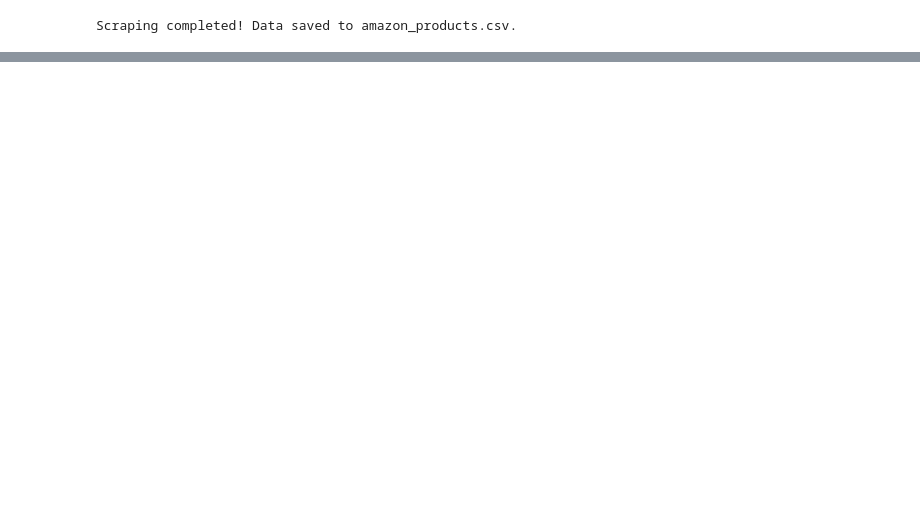
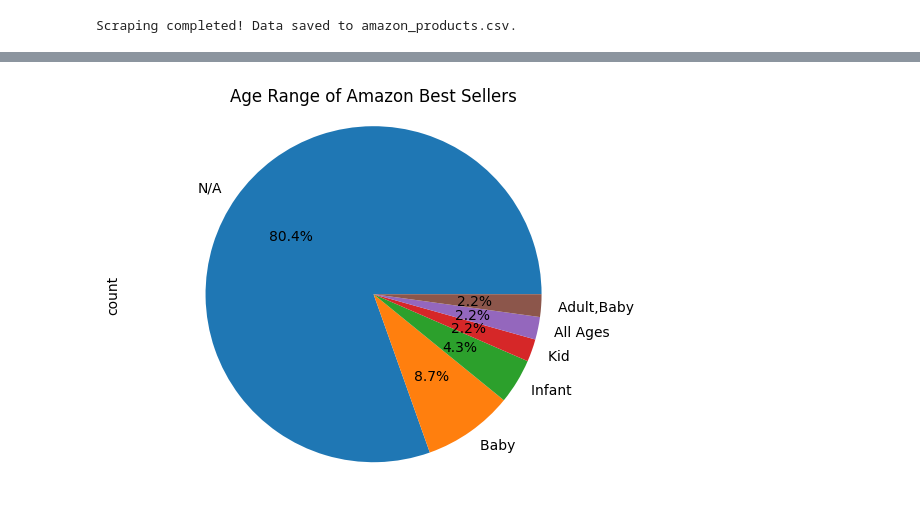
Before and after one commit to Cindy202411/dsai-group-7-mini-projects, a Jupyter notebook: amazon.ipynb, the cells around one changed output, grey strips where cells are left out. Cells and saved outputs as stored; diff of their text form; code cells hidden in the pictures; blank space fills up the shorter version.

```diff
--- a/amazon.ipynb
+++ b/amazon.ipynb
@@ -263,0 +421,9 @@ df
+# %%
+# create a pie chart for age range of all products,if not available, replace with 'N/A'
+df1['Age Range'] = df1['Age Range'].fillna('N/A')
+df1['Age Range'].value_counts().plot(kind='pie', autopct='%1.1f%%')
+plt.axis('equal')
+plt.title('Age Range of Amazon Best Sellers')
+plt.show()
+# %% [output]
+[figure, added]
```
Also changed, not shown: parts of 16 cells of this notebook.
